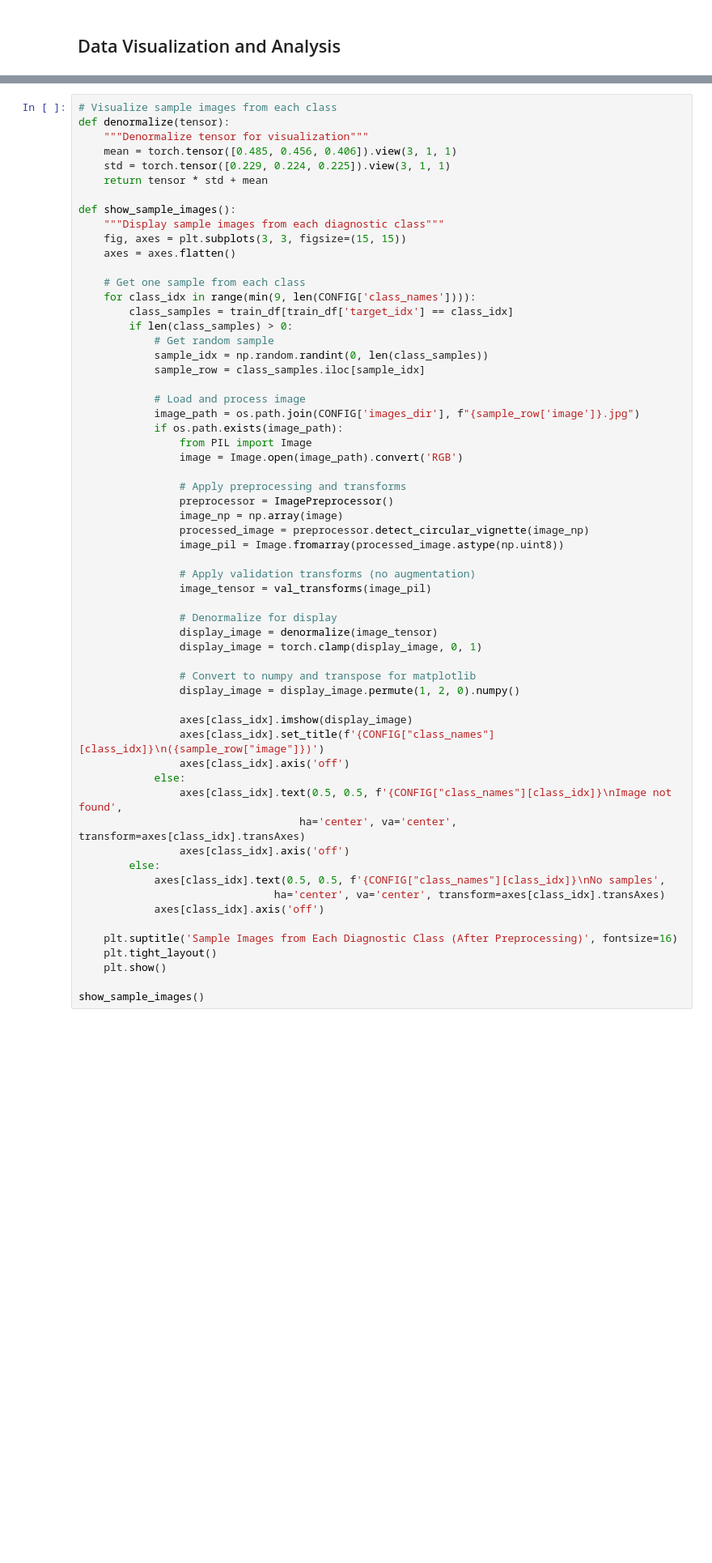
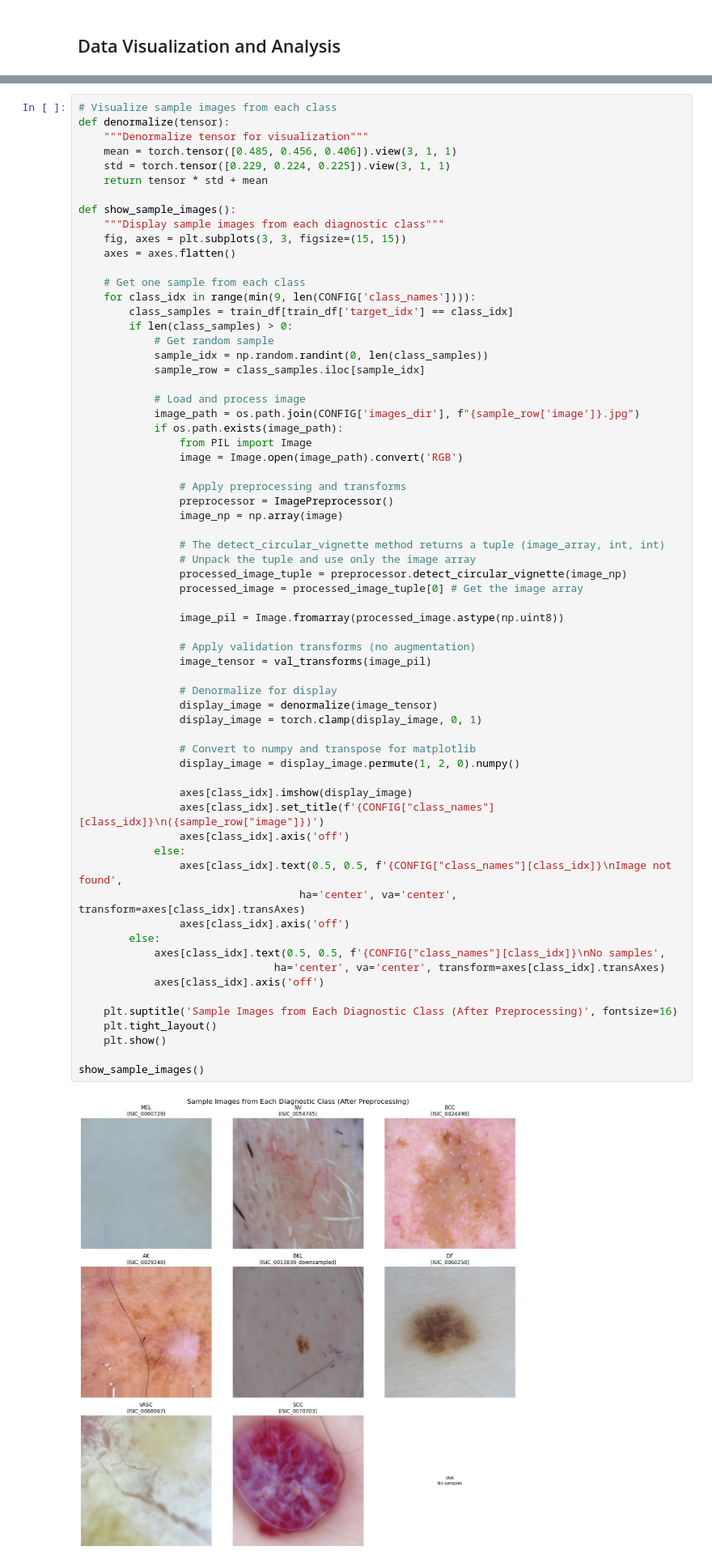
Before and after one commit to mgeraldo/Skin_Cancer_Detection, a Jupyter notebook: notebooks/model_training.ipynb, the cells around one changed output, grey strips where cells are left out. Shown at 81% size. Cells and saved outputs as stored; diff of their text form; blank space fills up the shorter version.

```diff
--- a/notebooks/model_training.ipynb
+++ b/notebooks/model_training.ipynb
@@ -407,36 +705,43 @@ def show_sample_images():
                 # Apply preprocessing and transforms
                 preprocessor = ImagePreprocessor()
                 image_np = np.array(image)
-                processed_image = preprocessor.detect_circular_vignette(image_np)
+
+                # The detect_circular_vignette method returns a tuple (image_array, int, int)
+                # Unpack the tuple and use only the image array
+                processed_image_tuple = preprocessor.detect_circular_vignette(image_np)
+                processed_image = processed_image_tuple[0] # Get the image array
+
                 image_pil = Image.fromarray(processed_image.astype(np.uint8))
 
                 # Apply validation transforms (no augmentation)
                 image_tensor = val_transforms(image_pil)
 
                 # Denormalize for display
                 display_image = denormalize(image_tensor)
                 display_image = torch.clamp(display_image, 0, 1)
 
                 # Convert to numpy and transpose for matplotlib
                 display_image = display_image.permute(1, 2, 0).numpy()
 
                 axes[class_idx].imshow(display_image)
                 axes[class_idx].set_title(f'{CONFIG["class_names"][class_idx]}\n({sample_row["image"]})')
                 axes[class_idx].axis('off')
             else:
                 axes[class_idx].text(0.5, 0.5, f'{CONFIG["class_names"][class_idx]}\nImage not found',
                                    ha='center', va='center', transform=axes[class_idx].transAxes)
                 axes[class_idx].axis('off')
         else:
             axes[class_idx].text(0.5, 0.5, f'{CONFIG["class_names"][class_idx]}\nNo samples',
                                ha='center', va='center', transform=axes[class_idx].transAxes)
             axes[class_idx].axis('off')
 
     plt.suptitle('Sample Images from Each Diagnostic Class (After Preprocessing)', fontsize=16)
     plt.tight_layout()
     plt.show()
 
 show_sample_images()
+# %% [output]
+[figure, added]
 # %% [markdown]
 ## VGG16 Transfer Learning Model
 # %%
```
Also changed, not shown: parts of 20 cells of this notebook.
